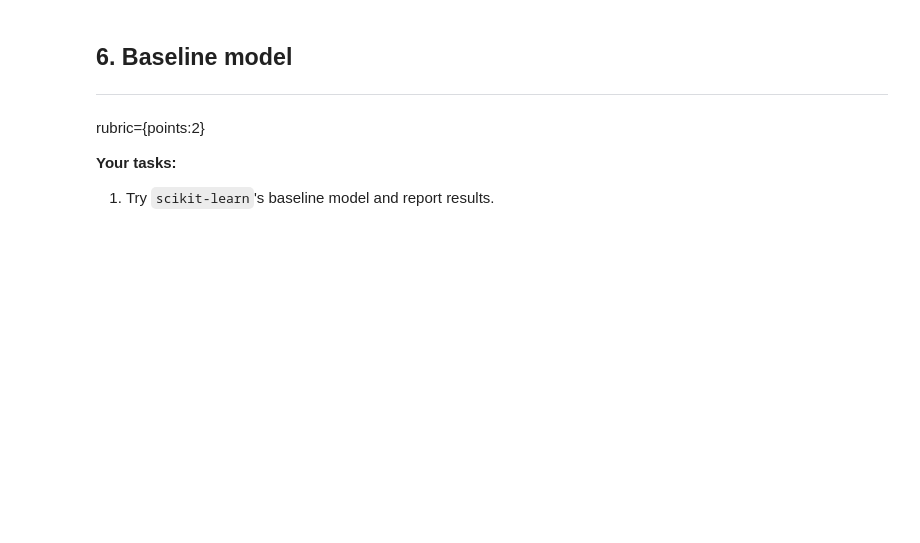
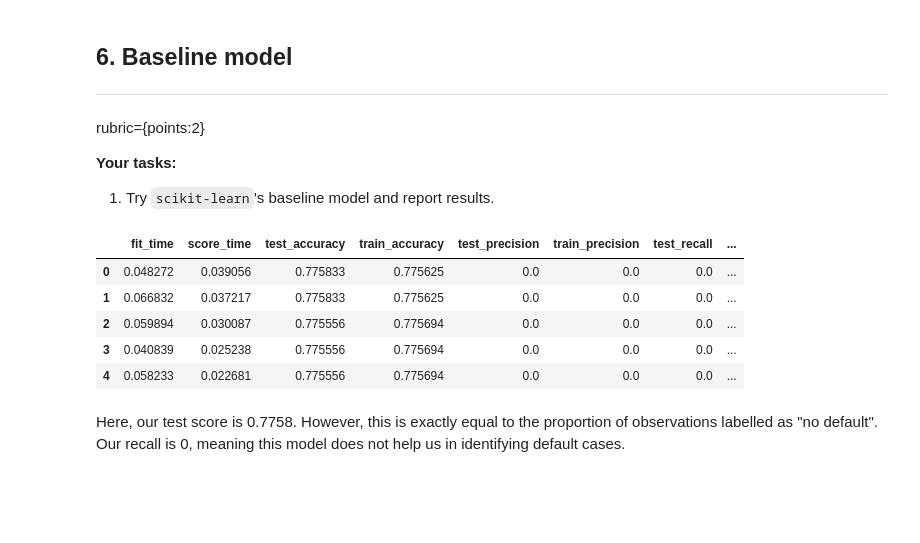
Before and after one commit to benhuckell/cpsc330, a Jupyter notebook: hw/hw6/hw6.ipynb, the cells around one changed output. Saved outputs shown, nothing was run; the diff lists cells and outputs as text; code cells hidden in the pictures; blank space fills up the shorter version.

```diff
--- a/hw/hw6/hw6.ipynb
+++ b/hw/hw6/hw6.ipynb
@@ -493,6 +543,25 @@ rubric={points:2}
 
 **Your tasks:**
 1. Try `scikit-learn`'s baseline model and report results.
+# %%
+# Define scoring metrics
+scoring = ["accuracy", "precision", "recall", "f1"]
+
+# Fit Dummy Classifier Model
+dummy_pipe = make_pipeline(preprocessor, DummyClassifier())
+
+# Report results
+dummy_results = cross_validate(dummy_pipe, X_train, y_train, return_train_score=True, scoring=scoring)
+pd.DataFrame(dummy_results)
+# %% [output]
+|  | fit_time | score_time | test_accuracy | train_accuracy | test_precision | train_precision | test_recall | ... |
+| 0 | 0.048272 | 0.039056 | 0.775833 | 0.775625 | 0.0 | 0.0 | 0.0 | ... |
+| 1 | 0.066832 | 0.037217 | 0.775833 | 0.775625 | 0.0 | 0.0 | 0.0 | ... |
+| 2 | 0.059894 | 0.030087 | 0.775556 | 0.775694 | 0.0 | 0.0 | 0.0 | ... |
+| 3 | 0.040839 | 0.025238 | 0.775556 | 0.775694 | 0.0 | 0.0 | 0.0 | ... |
+| 4 | 0.058233 | 0.022681 | 0.775556 | 0.775694 | 0.0 | 0.0 | 0.0 | ... |
+# %% [markdown]
+Here, our test score is 0.7758. However, this is exactly equal to the proportion of observations labelled as "no default". Our recall is 0, meaning this model does not help us in identifying default cases.
 # %% [markdown]
 <br><br>
 # %% [markdown]
```
Also changed, not shown: parts of 14 cells of this notebook.
